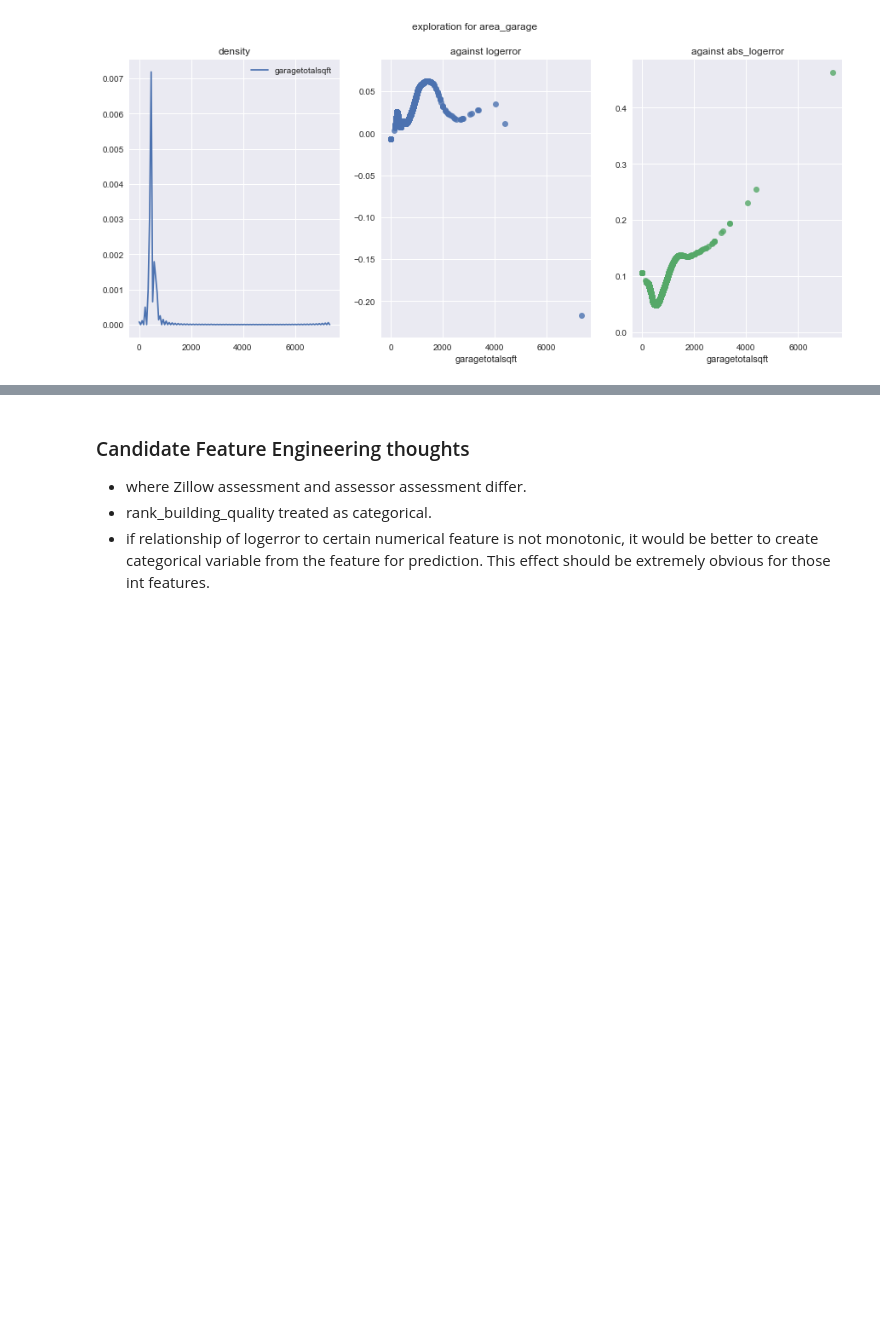
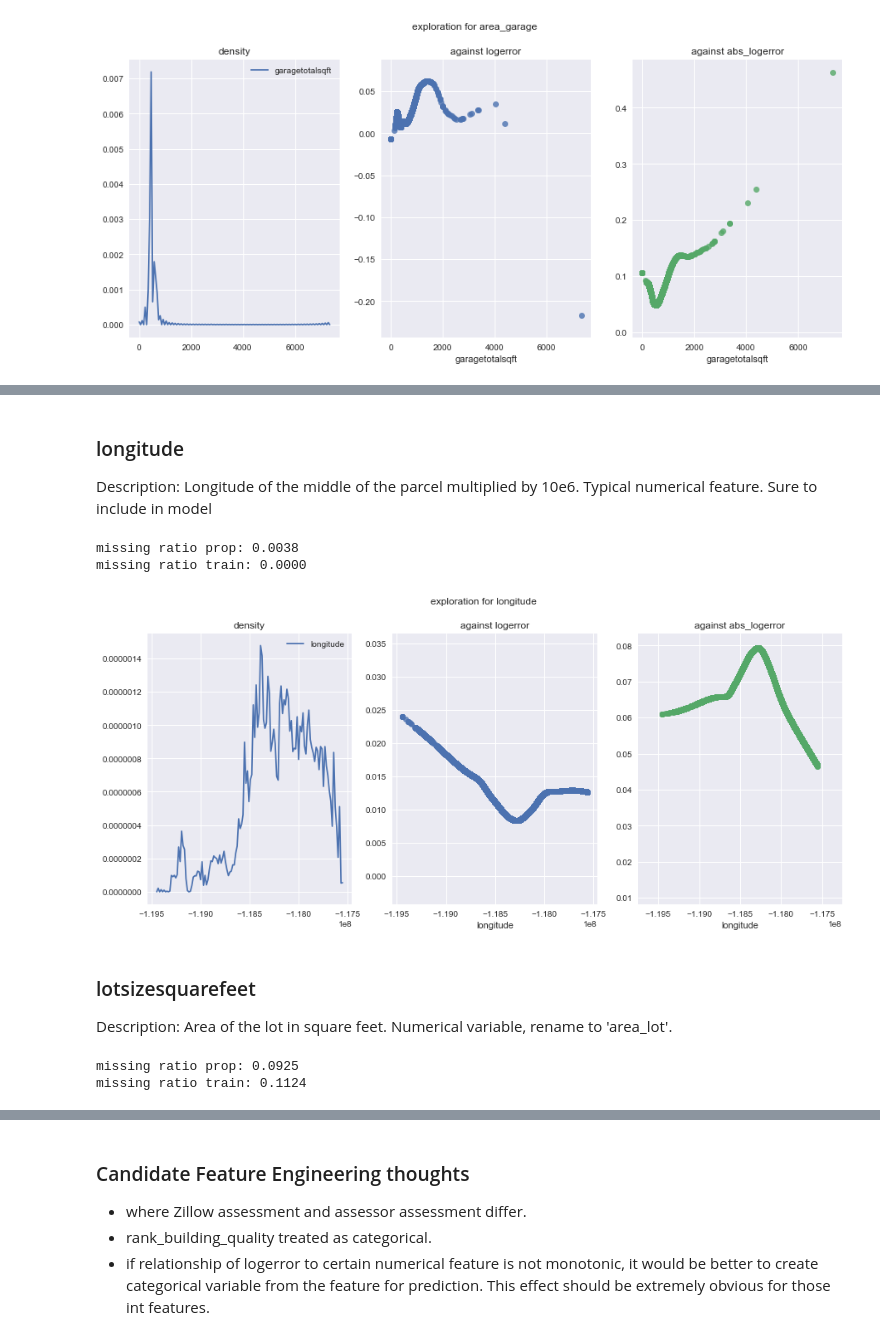
Before and after one commit to mqkh515/udacityMLND, a Jupyter notebook: projects/capstone/capstone.ipynb, the cells around one changed output, grey strips where cells are left out. Drawn from its saved outputs; the diff is of its cells as text; code cells hidden in the pictures; blank space fills up the shorter version.

```diff
--- a/projects/capstone/capstone.ipynb
+++ b/projects/capstone/capstone.ipynb
@@ -576,0 +656,13 @@ visual_analysis_cat('hashottuborspa')
+# %% [markdown]
+### longitude
+
+Description: Longitude of the middle of the parcel multiplied by 10e6. Typical numerical feature. Sure to include in model
+# %%
+RENAMING_MAP['longitude'] = 'longitude'
+missing_ratio('longitude')
+KEEP_FEATURE.add('longitude')
+visual_analysis_num('longitude')
+# %% [output]
+missing ratio prop: 0.0038
+missing ratio train: 0.0000
+[figure, added]
@@ -576,0 +672,10 @@ visual_analysis_cat('hashottuborspa')
+# %% [markdown]
+### lotsizesquarefeet
+
+Description: Area of the lot in square feet. Numerical variable, rename to 'area_lot'.
+# %%
+RENAMING_MAP['lotsizesquarefeet'] = 'area_lot'
+missing_ratio('lotsizesquarefeet')
+# %% [output]
+missing ratio prop: 0.0925
+missing ratio train: 0.1124
```
Also changed, not shown: parts of 64 cells of this notebook, 2 other files.
